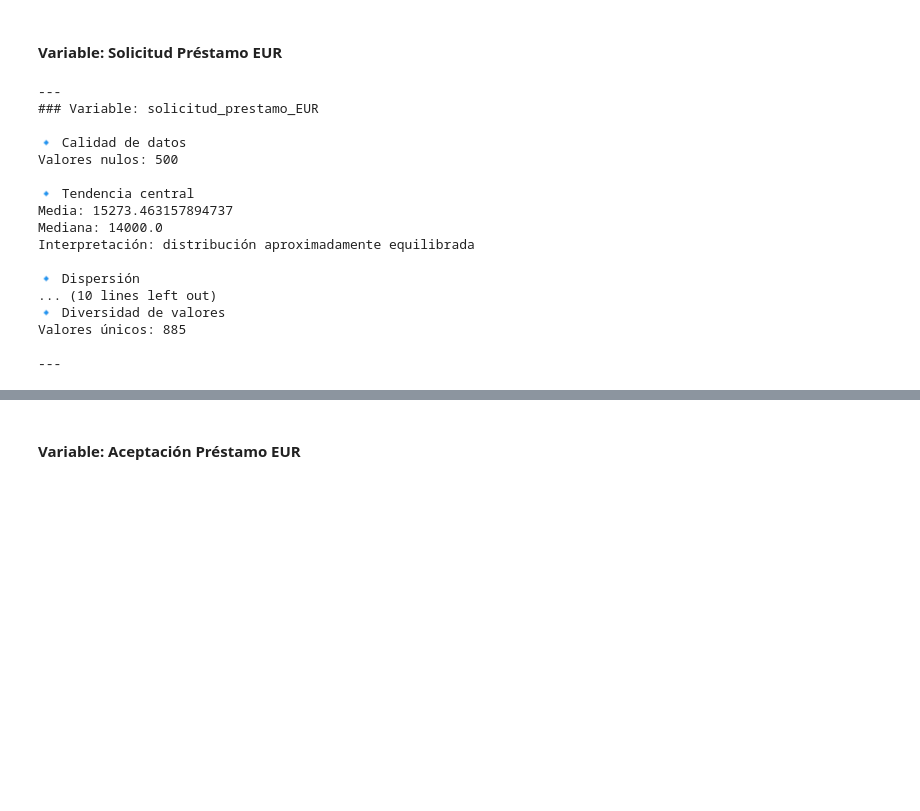
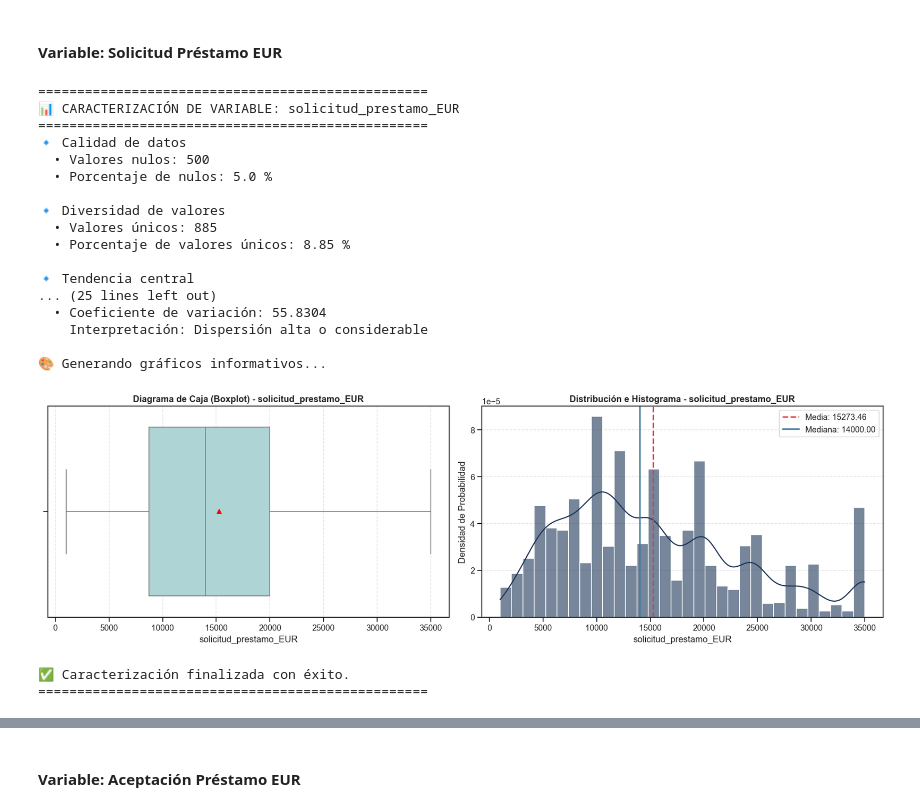
Before and after one commit to Ernesto9734/Data-Analyst-Projects, a Jupyter notebook: Project 01 - Data Cleaning and Preprocessing/notebook.ipynb, the cells around one changed output, grey strips where cells are left out. Drawn from its saved outputs; the diff is of its cells as text; code cells hidden in the pictures; blank space fills up the shorter version.

```diff
--- a/Project 01 - Data Cleaning and Preprocessing/notebook.ipynb
+++ b/Project 01 - Data Cleaning and Preprocessing/notebook.ipynb
@@ -2158,25 +2373,28 @@ datos_pandas[columnas_numericas].head()
 # %% [markdown]
 #### **Variable: Solicitud Préstamo EUR**
 # %%
-analisis_semantico_numericos(
+caracterizar_variable_numerica(
     datos=datos_pandas,
     variable=columnas_numericas[0]
 )
 # %% [output]
----
-### Variable: solicitud_prestamo_EUR
+==================================================
+📊 CARACTERIZACIÓN DE VARIABLE: solicitud_prestamo_EUR
+==================================================
+🔹 Calidad de datos
+  • Valores nulos: 500
+  • Porcentaje de nulos: 5.0 %
 
-🔹 Calidad de datos
-Valores nulos: 500
+🔹 Diversidad de valores
+  • Valores únicos: 885
+  • Porcentaje de valores únicos: 8.85 %
 
 🔹 Tendencia central
-Media: 15273.463157894737
-Mediana: 14000.0
-Interpretación: distribución aproximadamente equilibrada
+... (25 lines left out)
+  • Coeficiente de variación: 55.8304
+    Interpretación: Dispersión alta o considerable
 
-🔹 Dispersión
-... (10 lines left out)
-🔹 Diversidad de valores
-Valores únicos: 885
-
----
+🎨 Generando gráficos informativos...
+[figure, added]
+✅ Caracterización finalizada con éxito.
+==================================================
```
Also changed, not shown: parts of 17 cells of this notebook.
